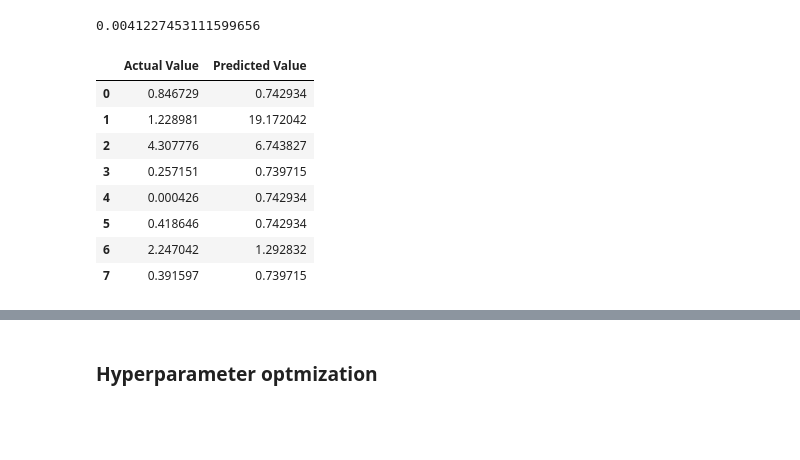
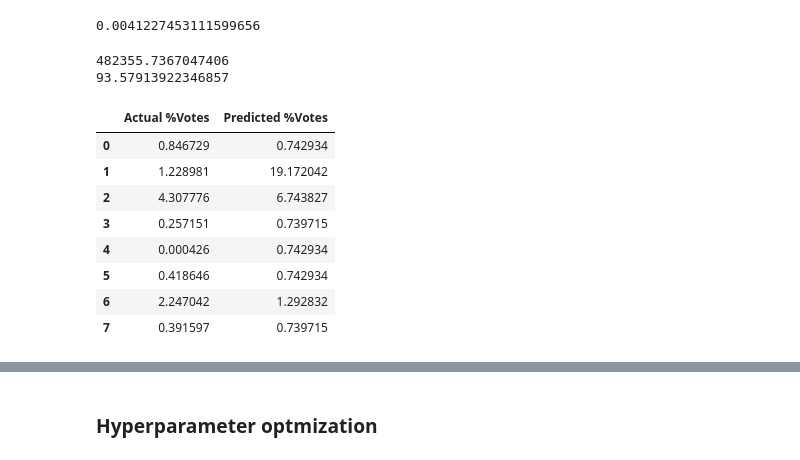
Before and after one commit to ChiruGit/Capstone, a Jupyter notebook: DataExploration.ipynb, the cells around one changed output, grey strips where cells are left out. Cells and saved outputs as stored; diff of their text form; code cells hidden in the pictures; blank space fills up the shorter version.

```diff
--- a/DataExploration.ipynb
+++ b/DataExploration.ipynb
@@ -529,12 +532,21 @@ from sklearn.metrics import mean_squared_error, r2_score
 print(mean_squared_error(y_test, predicted_test))
 # %% [output]
 0.0041227453111599656
+# %%
+import math
+
+print(math.sqrt(0.0041227453111599656)*7512322)
+
+print(((7512322-482355.7367047406)/7512322)*100)
+# %% [output]
+482355.7367047406
+93.57913922346857
 # %%
-d = {'Actual Value': y_test*100, 'Predicted Value':predicted_test*100 }
+d = {'Actual %Votes': y_test*100, 'Predicted %Votes':predicted_test*100 }
 results = pd.DataFrame(data=d)
 results
 # %% [output]
-|  | Actual Value | Predicted Value |
+|  | Actual %Votes | Predicted %Votes |
 | 0 | 0.846729 | 0.742934 |
 | 1 | 1.228981 | 19.172042 |
 | 2 | 4.307776 | 6.743827 |
```
Also changed, not shown: parts of 21 cells of this notebook, 1 other file.
